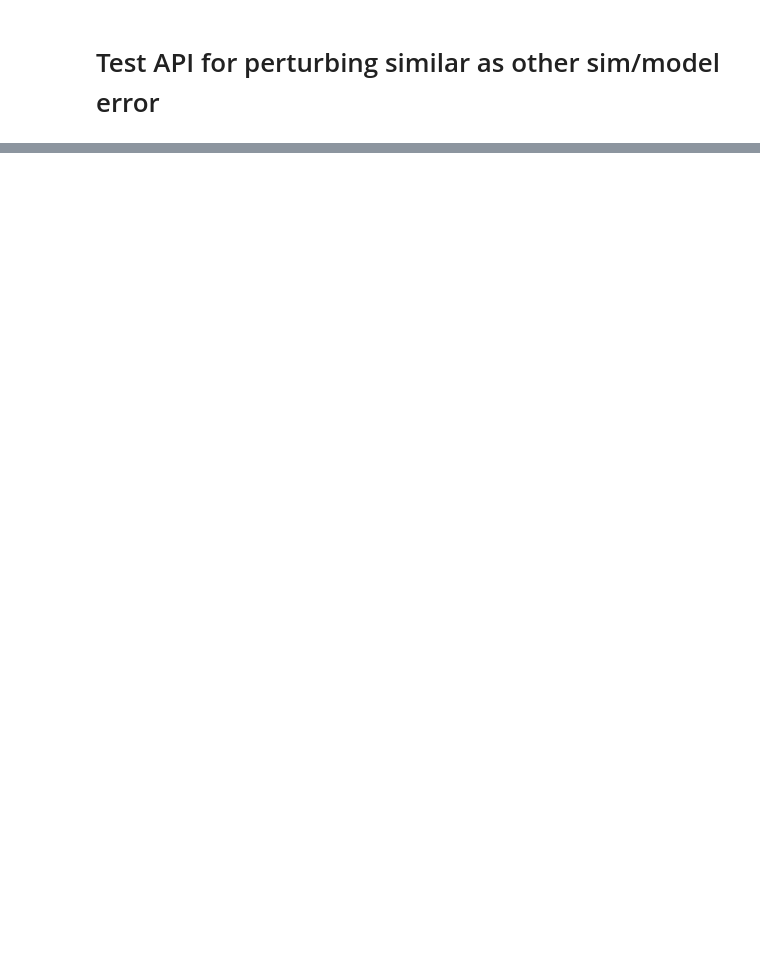
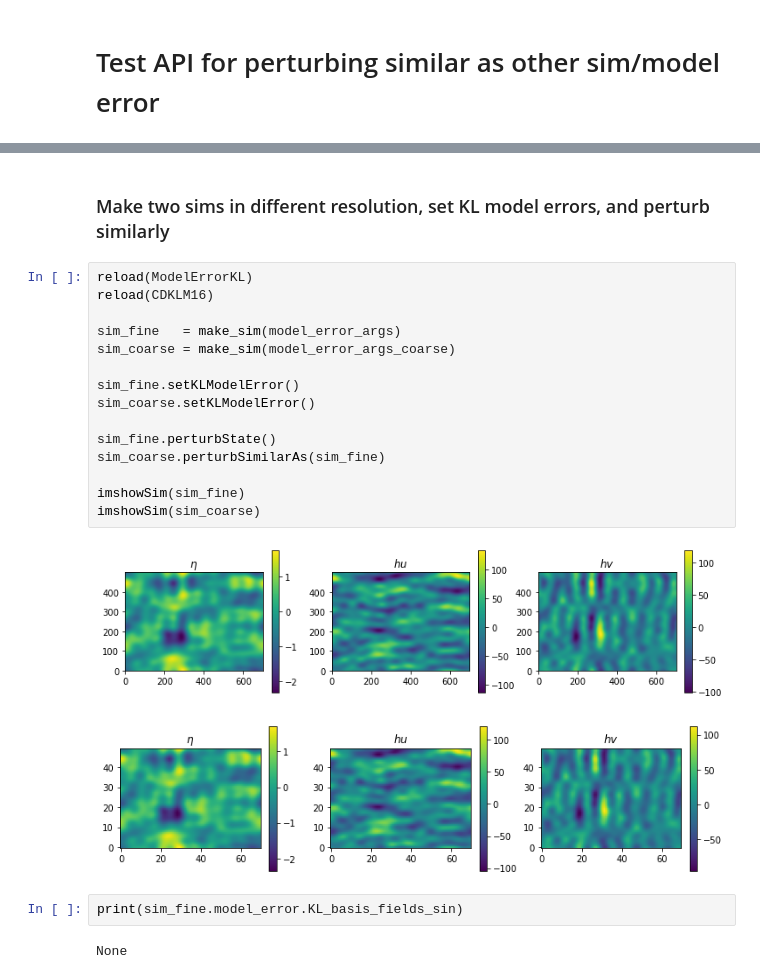
Before and after one commit to havahol/miscGPUOcean, a Jupyter notebook: multilevel/kl-model-error-class.ipynb, the cells around one changed output, grey strips where cells are left out. Cells and saved outputs as stored; diff of their text form; blank space fills up the shorter version.

```diff
--- a/multilevel/kl-model-error-class.ipynb
+++ b/multilevel/kl-model-error-class.ipynb
@@ -346,0 +364,24 @@ kernel.cu
+# %% [markdown]
+### Make two sims in different resolution, set KL model errors, and perturb similarly
+# %%
+reload(ModelErrorKL)
+reload(CDKLM16)
+
+sim_fine   = make_sim(model_error_args)
+sim_coarse = make_sim(model_error_args_coarse)
+
+sim_fine.setKLModelError()
+sim_coarse.setKLModelError()
+
+sim_fine.perturbState()
+sim_coarse.perturbSimilarAs(sim_fine)
+
+imshowSim(sim_fine)
+imshowSim(sim_coarse)
+# %% [output]
+[figure, added]
+[figure, added]
+# %%
+print(sim_fine.model_error.KL_basis_fields_sin)
+# %% [output]
+None
```
Also changed, not shown: parts of 17 cells of this notebook.
